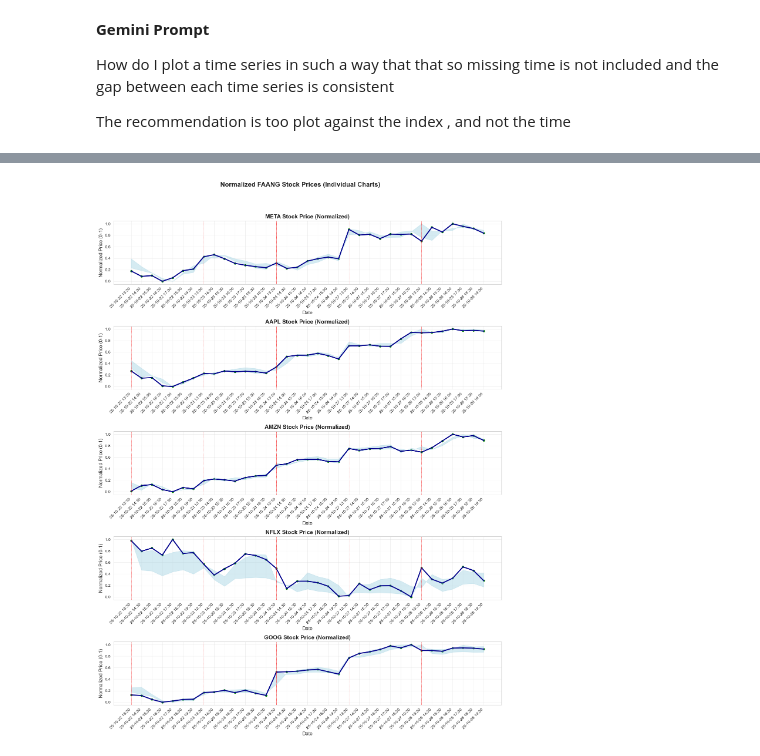
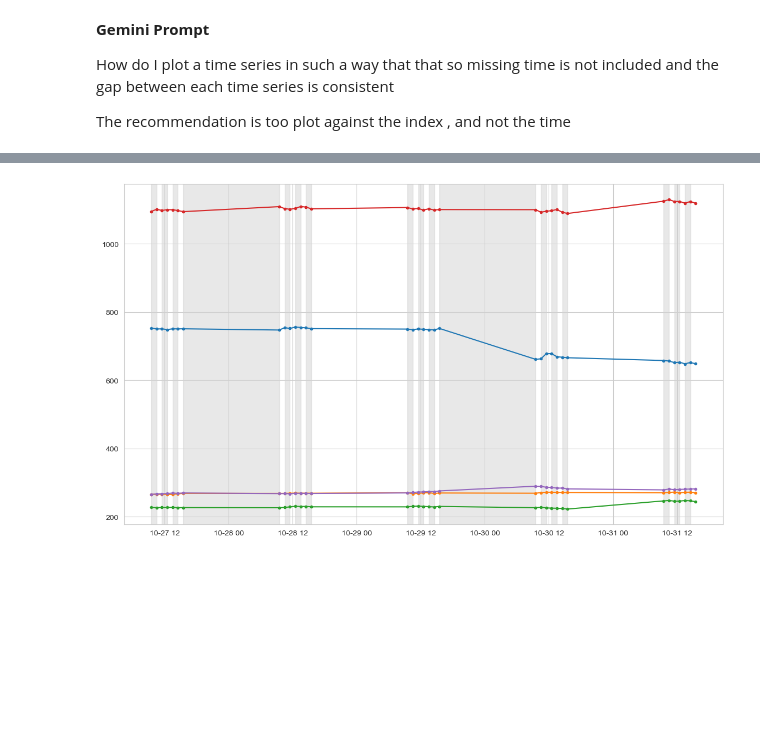
Before and after one commit to clydewatts1/PFDA_computer_architecture, a Jupyter notebook: problems.ipynb, the cells around one changed output, grey strips where cells are left out. Saved outputs shown, nothing was run; the diff lists cells and outputs as text; code cells hidden in the pictures; blank space fills up the shorter version.

```diff
--- a/problems.ipynb
+++ b/problems.ipynb
@@ -187,11 +197,16 @@ This scans directory ./data ( parameter ) using a pattern 20....csv to get the l
 # %%
-def get_the_latest_file(data_path="./data/"):
-    """get_the_latest_file
+#------------------------------------------------------------------------------
+# Function to get the latest file from a directory
+#------------------------------------------------------------------------------
+
+def get_latest_file(data_path="./data/"):
+    """
+    Returns the path to the latest data file in the specified directory.
 
     Args:
         data_path (str): The path to the directory containing the data files.
 
-    Returns:
+        tuple: (return_code, return_message, latest_file) where latest_file is the path to the latest data file, or None if no files are found.
         str: The path to the latest data file, or None if no files are found.
     """
     return_code = 0
@@ -227,6 +242,11 @@ def get_the_latest_file(data_path="./data/"):
 # %% [markdown]
 ### Load data from
 # %%
-return_code, return_message, file_name = get_the_latest_file()
+return_code, return_message, file_name = get_latest_file()
 print(f"Latest file retrieval - Return Code: {return_code}, Message: {return_message}, File: {file_name}")
+print_status(return_code, f"Latest file retrieval - Return Code: {return_code}, Message: {return_message}, File: {file_name}", return_message)
+# now get png file name from csv file name
+return_code, return_message, png_file_path = get_PNG_filename_from_CSV_filename(file_name, "./plots/")
+print(f"PNG file path: {png_file_path}")
+print_status(return_code, f"PNG file path retrieval - Return Code: {return_code}, Message: {return_message}, File: {png_file_path}", return_message)
 # %% [output]
@@ -459,7 +525,7 @@ Try alternatives to plotting data
 # %%
 
 # Look for latest file
-latest_csv_filename = get_the_latest_file()
+return_code, return_message, latest_csv_filename = get_latest_file()
 print("The latest file name is:", latest_csv_filename)
 logging.info(f"Loading data from file: {latest_csv_filename}")
 # pull the date and timestamp out of file name
@@ -630,32 +692,52 @@ How do I plot a time series in such a way that that so missing time is not inclu
 
 The recommendation is too plot against the index , and not the time
 # %%
-# Create separate plots for each ticker using normalized data
-# Note: This was all done using vibe coding using vscode and github copilot
-fig, axes = plt.subplots(len(tickers), 1, figsize=(14, 4 * len(tickers)))
-fig.suptitle('Normalized FAANG Stock Prices (Individual Charts)', fontsize=16, fontweight='bold', y=0.98)
+# Best practice: create a figure and an axis object
+import matplotlib.dates as mdates
+fig, ax = plt.subplots(figsize=(14, 8))
 
-# add a new column to behave as a index on the time series
-normalized_data['Date_Index'] = normalized_data['Date'].rank(method='dense')
-# This will set indicator to 1 for the start of each new day
-normalized_data['date_ind'] = normalized_data['Date'].dt.date.rank(method='dense').diff(1)
-# set Date_Index as index
-normalized_data.set_index('Date_Index', inplace=True)
+start_date = df['Date'].min()
+end_date = df['Date'].max()
 
-for i, ticker in enumerate(tickers):
-    # Filter data for current ticker
-    ticker_data = normalized_data[normalized_data['Ticker'] == ticker].copy()
-    ticker_data = ticker_data.sort_values('Date_Index')
+# Plot each ticker's close price
+for ticker in tickers:
+    ax.plot(
+        df['Datetime_EST'],
+        df[(ticker, 'Close')],
+        label=ticker,
+        marker='o',
+        markersize=3,
+        scalex=True
+    )
 
-    ax = axes[i]
-    ax.plot(ticker_data.index, ticker_data['Close'], color='darkblue', linewidth=2.5, label='Close Price')
+# Shade every alternate day (light grey)
+unique_dates = pd.Series(df['Date']).dropna().sort_values().unique()
+for idx, d in enumerate(unique_dates):
+    if idx % 2 == 0:
+        mask = df['Date'] == d
+        day_times = df.loc[mask, 'Datetime_EST']
+        if not day_times.empty:
+            day_start = day_times.min()
+            day_end = day_times.max()
+            ax.axvspan(day_start, day_end, color='lightgrey', alpha=0.15, zorder=0)
 
-    ax.scatter(ticker_data.index, ticker_data['Close'], color='green', s=20, label='Close Price')
-    # Plot shaded area between high and low
-    ax.fill_between(ticker_data.index, ticker_data['Low'], ticker_data['High'], color='lightblue', alpha=0.5)
-    ax.set_title(f'{ticker} Stock Price (Normalized)', fontsize=14, fontweight='bold')
-    # Add vertical lines for each day
-    for x in ticker_data.index:
+# Labels and title
+ax.set_xlabel('Date', fontsize=16)
+ax.set_ylabel('Close Price in Dollars', fontsize=16)
+ax.set_title(f'Closing Stock Prices From {start_date} to {end_date}', fontsize=20)
+
+# Date tick formatting
+locator = mdates.AutoDateLocator()
+ax.xaxis.set_major_locator(locator)
+ax.xaxis.set_major_formatter(mdates.ConciseDateFormatter(locator))
+fig.autofmt_xdate(rotation=90)
+
+ax.legend()
+fig.tight_layout()
+
+# Save before showing
+fig.savefig(png_file_path, dpi=150, bbox_inches='tight')
+plt.show()
         # get date_ind for x
         date_ind = ticker_data['date_ind'].loc[x]
         # if start of new day , draw vertical line
@@ -681 +765 @@ normalized_data
-[figure, old version]
+[figure, new version]
```
Also changed, not shown: parts of 22 cells of this notebook, 36 other files.
